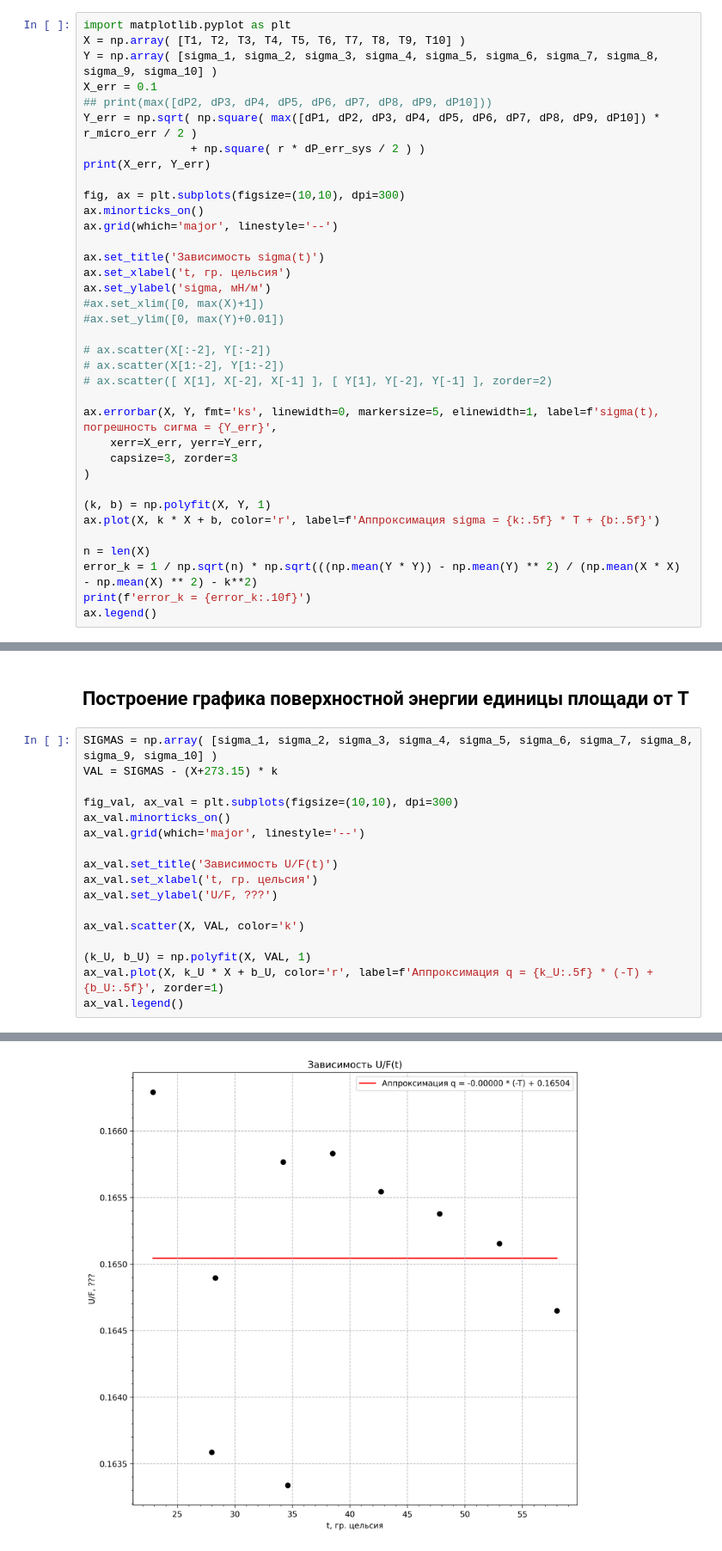
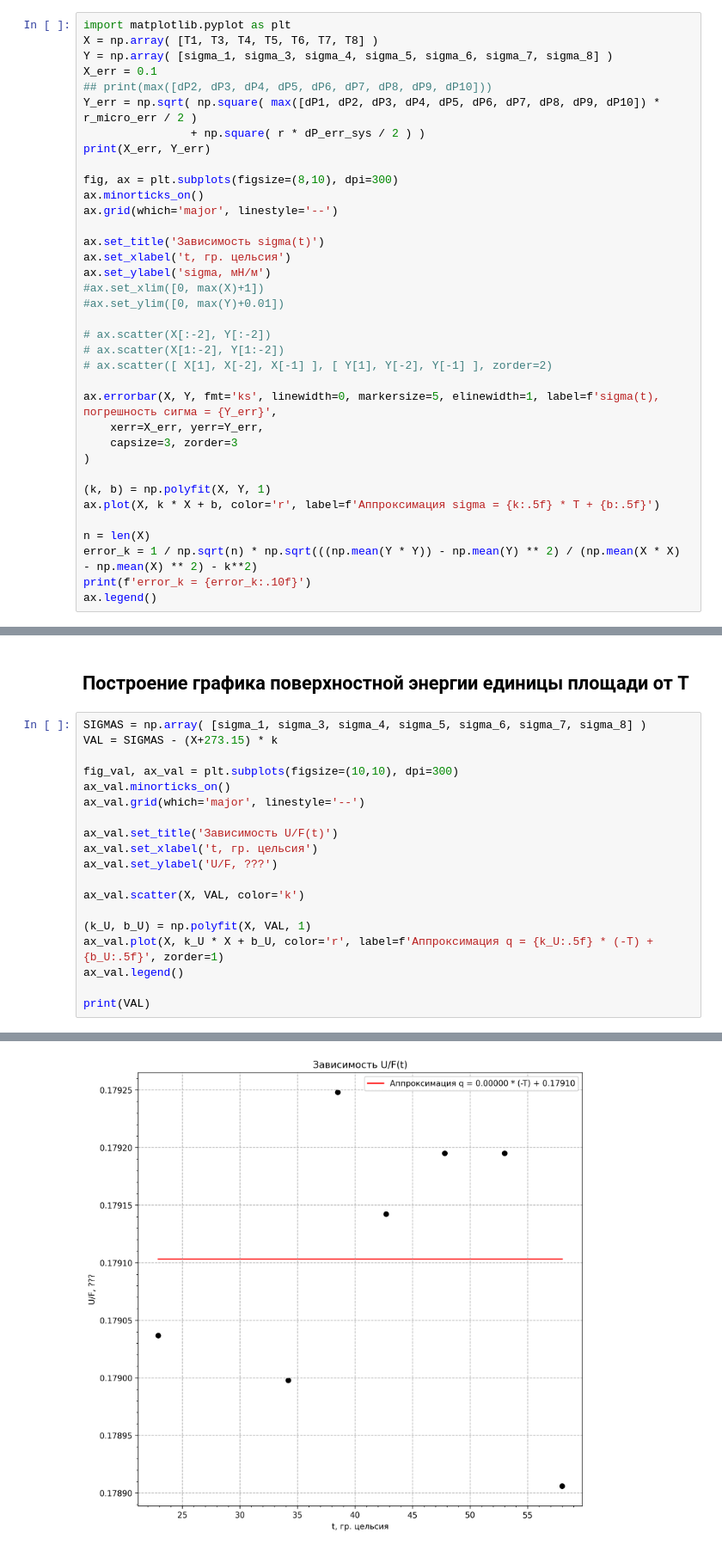
Before and after one commit to alxlnx/labs, a Jupyter notebook: 2.5.1/2.5.1.ipynb, the cells around one changed output, grey strips where cells are left out. Shown at 86% size. Cells and saved outputs as stored; diff of their text form.

```diff
--- a/2.5.1/2.5.1.ipynb
+++ b/2.5.1/2.5.1.ipynb
@@ -134,15 +136,15 @@ T = 28.0, sigma = 0.12348898087500002
 ## Постороение графика сигма от T
 # %%
 import matplotlib.pyplot as plt
-X = np.array( [T1, T2, T3, T4, T5, T6, T7, T8, T9, T10] )
-Y = np.array( [sigma_1, sigma_2, sigma_3, sigma_4, sigma_5, sigma_6, sigma_7, sigma_8, sigma_9, sigma_10] )
+X = np.array( [T1, T3, T4, T5, T6, T7, T8] )
+Y = np.array( [sigma_1, sigma_3, sigma_4, sigma_5, sigma_6, sigma_7, sigma_8] )
 X_err = 0.1
 ## print(max([dP2, dP3, dP4, dP5, dP6, dP7, dP8, dP9, dP10]))
 Y_err = np.sqrt( np.square( max([dP1, dP2, dP3, dP4, dP5, dP6, dP7, dP8, dP9, dP10]) * r_micro_err / 2 )
                 + np.square( r * dP_err_sys / 2 ) )
 print(X_err, Y_err)
 
-fig, ax = plt.subplots(figsize=(10,10), dpi=300)
+fig, ax = plt.subplots(figsize=(8,10), dpi=300)
 ax.minorticks_on()
 ax.grid(which='major', linestyle='--')
 
@@ -197,7 +201,7 @@ ax_q.legend()
 # %% [markdown]
 ## Построение графика поверхностной энергии единицы площади от T
 # %%
-SIGMAS = np.array( [sigma_1, sigma_2, sigma_3, sigma_4, sigma_5, sigma_6, sigma_7, sigma_8, sigma_9, sigma_10] )
+SIGMAS = np.array( [sigma_1, sigma_3, sigma_4, sigma_5, sigma_6, sigma_7, sigma_8] )
 VAL = SIGMAS - (X+273.15) * k
 
 fig_val, ax_val = plt.subplots(figsize=(10,10), dpi=300)
@@ -213,4 +217,6 @@ ax_val.scatter(X, VAL, color='k')
 (k_U, b_U) = np.polyfit(X, VAL, 1)
 ax_val.plot(X, k_U * X + b_U, color='r', label=f'Аппроксимация q = {k_U:.5f} * (-T) + {b_U:.5f}', zorder=1)
 ax_val.legend()
+
+print(VAL)
 # %% [output]
@@ -218 +225 @@ ax_val.legend()
-[figure, old version]
+[figure, new version]
```
Also changed, not shown: parts of 6 cells of this notebook.
